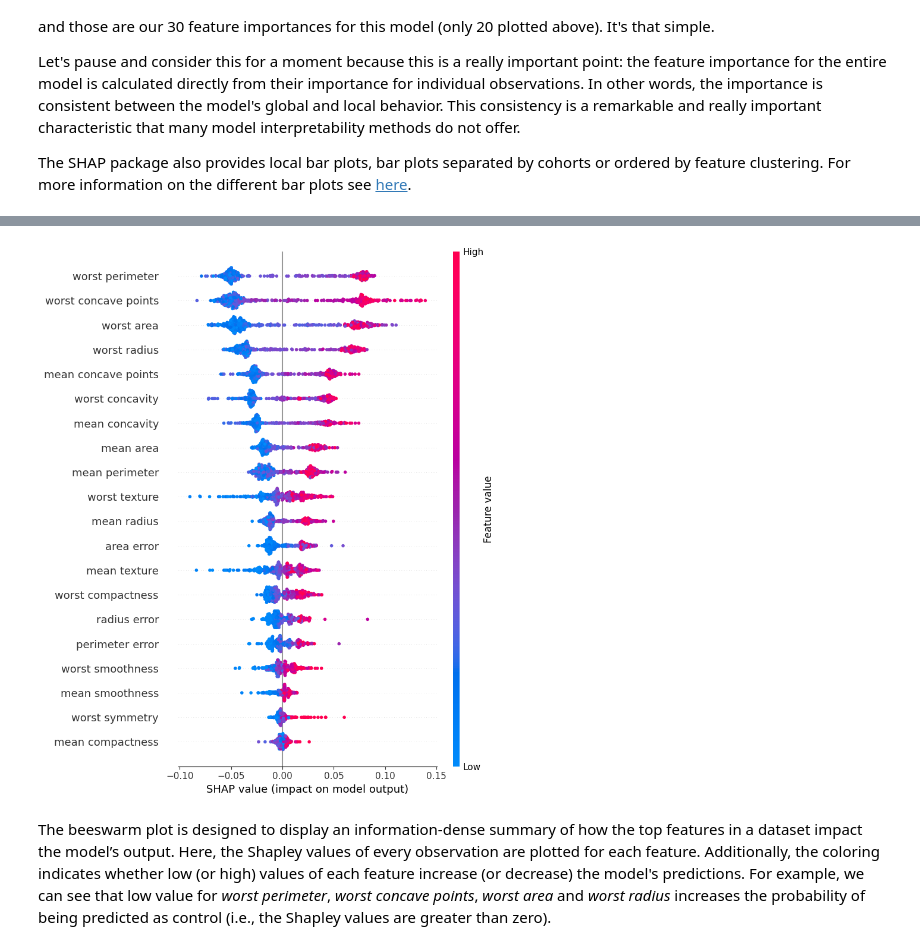
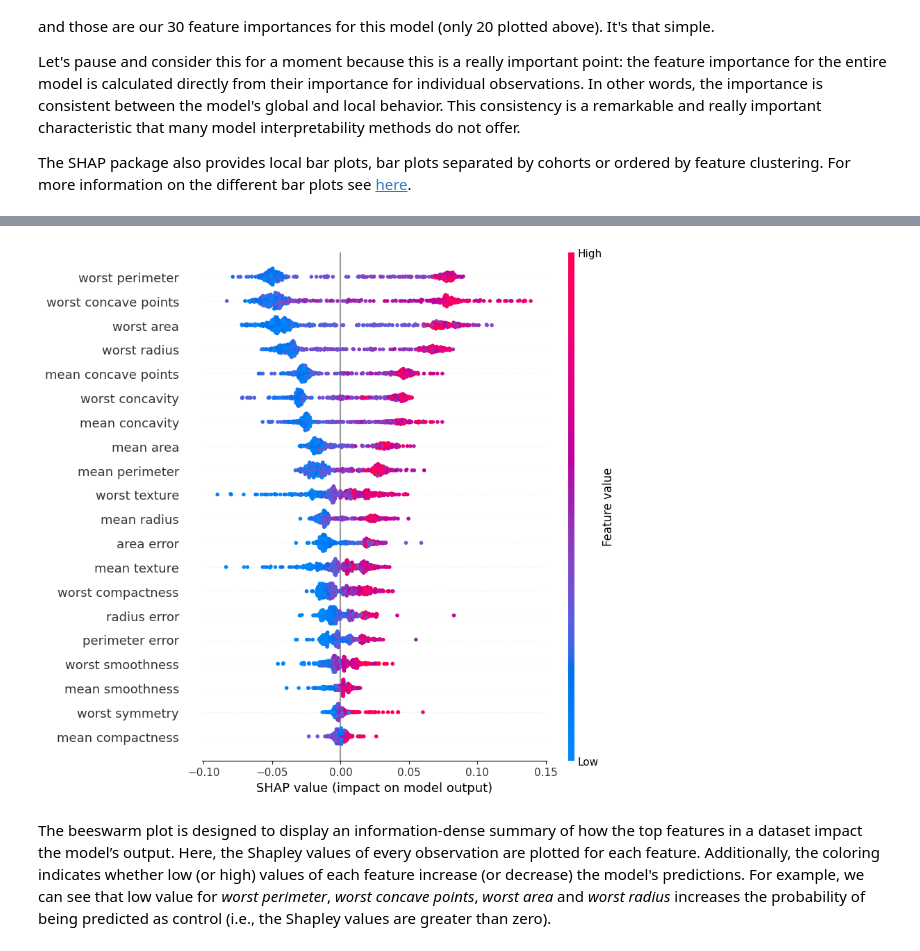
Before and after one commit to aseuteurideu/xai-tutorials, a Jupyter notebook: xai-for-random-forest/Bio-3-Tutorial_SHAP.ipynb, the cells around one changed output, grey strips where cells are left out. Drawn from its saved outputs; the diff is of its cells as text; code cells hidden in the pictures.

```diff
--- a/xai-for-random-forest/Bio-3-Tutorial_SHAP.ipynb
+++ b/xai-for-random-forest/Bio-3-Tutorial_SHAP.ipynb
@@ -182,15 +182,6 @@ For classification task, shap explainer produces two expected values, correspond
 Now, we can retrieve the SHAP values for our dataset and process them for the visualizations.
 # %%
 shap_values = explainer(X_train)
-
-# round values and add feature names for plotting
-shap_values.data = X_train.round(4)
-
-#NOTE: the new SHAP package is still a bit buggy.
-#      the returned dimensions for the shaply value
-#      matrix are swapped. Hence, we need to put
-#      then into correct order first.
-shap_values.values = list(np.transpose(shap_values.values,(2,0,1)))
 # %% [markdown]
 Notice that the shapley values matrix is the same size as our input matrix that contains all the feature values for each observation (i.e., each row of the matrix). That means there is one Shapley value for each entry in our feature matrix. Hence, each observation (row) has a Shapley value for each of its features (columns) that explains that feature's contribution to the model's prediction for that observation.
 # %%
@@ -286,11 +259,8 @@ shap.summary_plot(
 # %%
-# summary plot for class 0
 target_class = 1
-shap.summary_plot(
-    shap_values.values[target_class],
-    shap_values.data)
+shap.plots.beeswarm(shap_values[:, :, target_class], max_display=20, group_remaining_features=False, show=True)
 # %% [output]
-[figure, old version]
+[figure, new version]
 # %% [markdown]
 The beeswarm plot is designed to display an information-dense summary of how the top features in a dataset impact the model’s output. Here, the Shapley values of every observation are plotted for each feature. Additionally, the coloring indicates whether low (or high) values of each feature increase (or decrease) the model's predictions. For example, we can see that low value for *worst perimeter*, *worst concave points*, *worst area* and *worst radius* increases the probability of being predicted as control (i.e., the Shapley values are greater than zero).
 # %% [markdown]
```
Also changed, not shown: parts of 12 cells of this notebook, 3 other files.
